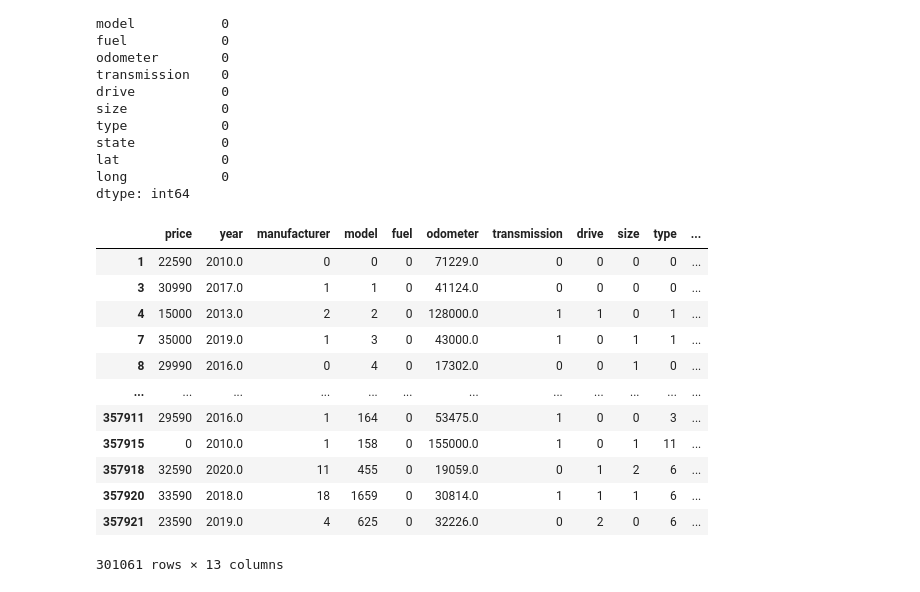
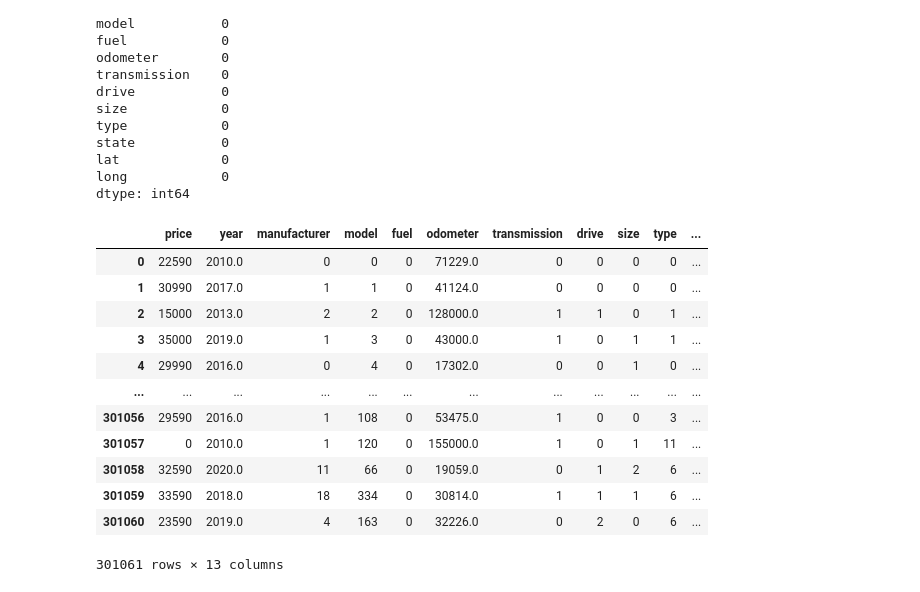
Before and after one commit to grigorow1974/Proyecto_Final, a Jupyter notebook: src/EDA.ipynb, the cells around one changed output. Drawn from its saved outputs; the diff is of its cells as text; code cells hidden in the pictures.

```diff
--- a/src/EDA.ipynb
+++ b/src/EDA.ipynb
@@ -372,29 +370,31 @@ long            0
 dtype: int64
 # %%
 # Factorizar columnas no numericas
+# Leer el archivo CSV limpio con modelos de autos estandarizados
+df_clean = pd.read_csv('C:/Users/sergi/Proyectos/Proyecto_Final/data/processed/vehicles_with_model_clean.csv',quotechar='"')
 
 columnas_nn = ('manufacturer', 'model', 'fuel', 'transmission', 'drive', 'size', 'type','state')
 
 # Crear un nuevo DataFrame para las columnas factorizadas
 df_clean_fact = df_clean.copy()
 
 for col in columnas_nn:
     df_clean_fact[col] = pd.factorize(df_clean_fact[col])[0]
 
 df_clean_fact
 # %% [output]
 |  | price | year | manufacturer | model | fuel | odometer | transmission | drive | size | type | ... |
-| 1 | 22590 | 2010.0 | 0 | 0 | 0 | 71229.0 | 0 | 0 | 0 | 0 | ... |
-| 3 | 30990 | 2017.0 | 1 | 1 | 0 | 41124.0 | 0 | 0 | 0 | 0 | ... |
-| 4 | 15000 | 2013.0 | 2 | 2 | 0 | 128000.0 | 1 | 1 | 0 | 1 | ... |
-| 7 | 35000 | 2019.0 | 1 | 3 | 0 | 43000.0 | 1 | 0 | 1 | 1 | ... |
-| 8 | 29990 | 2016.0 | 0 | 4 | 0 | 17302.0 | 0 | 0 | 1 | 0 | ... |
+| 0 | 22590 | 2010.0 | 0 | 0 | 0 | 71229.0 | 0 | 0 | 0 | 0 | ... |
+| 1 | 30990 | 2017.0 | 1 | 1 | 0 | 41124.0 | 0 | 0 | 0 | 0 | ... |
+| 2 | 15000 | 2013.0 | 2 | 2 | 0 | 128000.0 | 1 | 1 | 0 | 1 | ... |
+| 3 | 35000 | 2019.0 | 1 | 3 | 0 | 43000.0 | 1 | 0 | 1 | 1 | ... |
+| 4 | 29990 | 2016.0 | 0 | 4 | 0 | 17302.0 | 0 | 0 | 1 | 0 | ... |
 | ... | ... | ... | ... | ... | ... | ... | ... | ... | ... | ... | ... |
-| 357911 | 29590 | 2016.0 | 1 | 164 | 0 | 53475.0 | 1 | 0 | 0 | 3 | ... |
-| 357915 | 0 | 2010.0 | 1 | 158 | 0 | 155000.0 | 1 | 0 | 1 | 11 | ... |
-| 357918 | 32590 | 2020.0 | 11 | 455 | 0 | 19059.0 | 0 | 1 | 2 | 6 | ... |
-| 357920 | 33590 | 2018.0 | 18 | 1659 | 0 | 30814.0 | 1 | 1 | 1 | 6 | ... |
-| 357921 | 23590 | 2019.0 | 4 | 625 | 0 | 32226.0 | 0 | 2 | 0 | 6 | ... |
+| 301056 | 29590 | 2016.0 | 1 | 108 | 0 | 53475.0 | 1 | 0 | 0 | 3 | ... |
+| 301057 | 0 | 2010.0 | 1 | 120 | 0 | 155000.0 | 1 | 0 | 1 | 11 | ... |
+| 301058 | 32590 | 2020.0 | 11 | 66 | 0 | 19059.0 | 0 | 1 | 2 | 6 | ... |
+| 301059 | 33590 | 2018.0 | 18 | 334 | 0 | 30814.0 | 1 | 1 | 1 | 6 | ... |
+| 301060 | 23590 | 2019.0 | 4 | 163 | 0 | 32226.0 | 0 | 2 | 0 | 6 | ... |
 301061 rows × 13 columns
 # %%
 # Calcular la matriz de correlación
```
Also changed, not shown: parts of 4 cells of this notebook, 2 other files.
